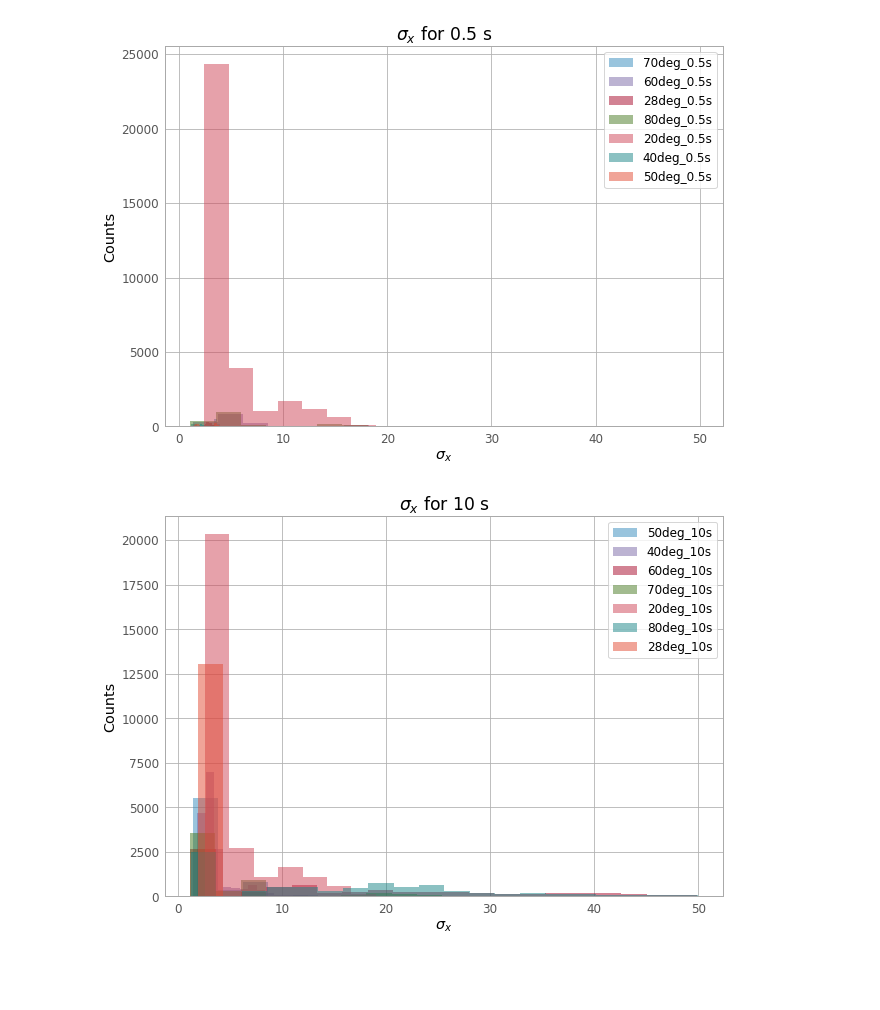
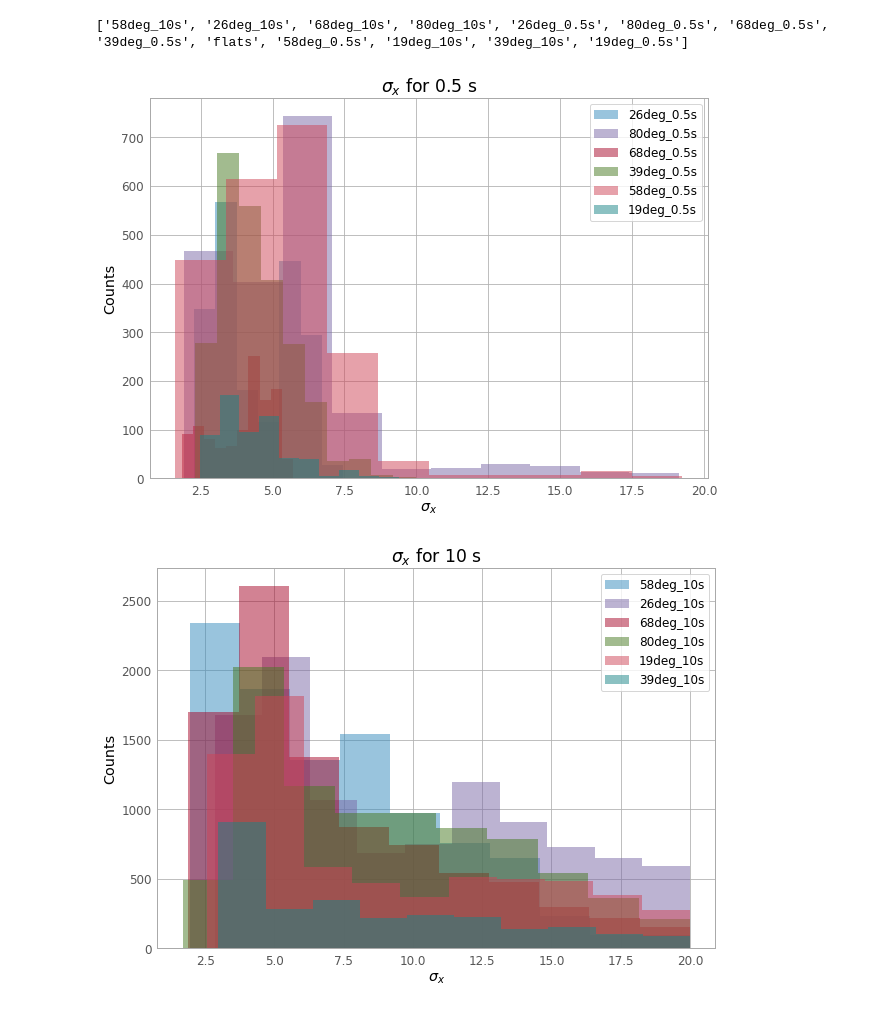
Before and after one commit to SSAEPFL/PSF, a Jupyter notebook: average-PSF-angle.ipynb, the cells around one changed output. Saved outputs shown, nothing was run; the diff lists cells and outputs as text; code cells hidden in the pictures; blank space fills up the shorter version.

Commit message:
code final mesure angles

```diff
--- a/average-PSF-angle.ipynb
+++ b/average-PSF-angle.ipynb
@@ -7,24 +13,13 @@ angles_10 = [20, 28, 40, 50, 60, 70, 80]
 import os
 from fonctions import *
 
-master_dir = "../images/" # path to folder containing folders
-folder_names = [] # list of path to folders
-for f in os.listdir(master_dir):
-    if os.path.isdir(master_dir + f):
-        folder_names.append(f)
+files = [] # list of path to folders
+for f in os.listdir(data):
+    if 'sigma_x' in f:
+        files.append(f[:-12])
+print(files)
+# %% [output]
+['58deg_10s', '26deg_10s', '68deg_10s', '80deg_10s', '26deg_0.5s', '80deg_0.5s', '68deg_0.5s', '39deg_0.5s', 'flats', '58deg_0.5s', '19deg_10s', '39deg_10s', '19deg_0.5s']
-# %%
-
-for folder in tqdm(folder_names):
-    sigma_x, sigma_y, theta = folderPSF(
-        master_dir + folder, path_flats=(master_dir+'/flats'))
-    # save the raw data to avoid running the code againg
-    loc = 'data/'  # folder to save the npy files
-    with open(loc + folder + "_sigma_x.npy", "wb") as file:
-        np.save(file, np.asarray(sigma_x))
-    with open(loc + folder + "_sigma_y.npy", "wb") as file:
-        np.save(file, np.asarray(sigma_y))
-    with open(loc + folder + "_theta.npy", "wb") as file:
-        np.save(file, np.asarray(theta))
 # %%
 # sigma_x for all angles
 import matplotlib.pyplot as plt
@@ -39,49 +34,53 @@ from tqdm import tqdm
 #        folder_names.append(os.path.join(master_dir, f))
 
 # for 0.5 second
+angles_05 = []
 mean_05 = []
 med_05 = []
 std_05 = []
 plt.figure(figsize=(10, 7))
 plt.title(r'$\sigma_x$ for $0.5$ s')
-for f in tqdm([f for f in folder_names if '0.5s' in f], desc='fodlers'):
-    filename = '../data/' + f + '_sigma_x.npy'
+for f in tqdm([f for f in files if '0.5s' in f], desc='fodlers'):
+    filename = data + f + '_sigma_x.npy'
     sigma_x = np.array(np.load(filename, allow_pickle=True))
-    sigma_x = [x for x in sigma_x if x > 0 and x < 50]
+    sigma_x = [x for x in sigma_x if x > 0 and x < 20]
     mean_05.append(np.mean(sigma_x))
     med_05.append(np.median(sigma_x))
     std_05.append(np.std(sigma_x))
-    plt.hist(sigma_x, bins=20, alpha=0.5, label=f)
+    angles_05.append(float(f.split('deg')[0]))
+    plt.hist(sigma_x, bins=10, alpha=0.5, label=f)
 
 plt.xlabel(r'$\sigma_x$')
 plt.ylabel('Counts')
 leg = [str(angle) + r'$^\circ$' for angle in angles_05]
 plt.legend()
 plt.show()
 
 # for 10 seconds
+angles_10 = []
 mean_10 = []
 med_10 = []
 std_10 = []
 plt.figure(figsize=(10, 7))
 plt.title(r'$\sigma_x$ for $10$ s')
-for f in tqdm([f for f in folder_names if '10s' in f], desc='fodlers'):
-    filename = '../data/' + f + '_sigma_x.npy'
+for f in tqdm([f for f in files if '10s' in f], desc='fodlers'):
+    filename = data + f + '_sigma_x.npy'
     sigma_x = np.array(np.load(filename, allow_pickle=True))
-    sigma_x = [x for x in sigma_x if x > 0 and x < 50]
+    sigma_x = [x for x in sigma_x if x > 0 and x < 20]
     mean_10.append(np.mean(sigma_x))
     med_10.append(np.median(sigma_x))
     std_10.append(np.std(sigma_x))
-    plt.hist(sigma_x, bins=20, alpha=0.5, label=f)
+    angles_10.append(float(f.split('deg')[0]))
+    plt.hist(sigma_x, bins=10, alpha=0.5, label=f)
 
 plt.xlabel(r'$\sigma_x$')
 plt.ylabel('Counts')
 leg = [str(angle) + r'$^\circ$' for angle in angles_05]
 plt.legend()
 plt.show()
 # %% [output]
-[figure, old version]
+[figure, new version]
-[figure, old version]
+[figure, new version]
 # %%
 # the mean, median deviation for sigma_x for all angles
 plt.figure(figsize=(7, 7))
```
Also changed, not shown: parts of 8 cells of this notebook, 1 other file.
